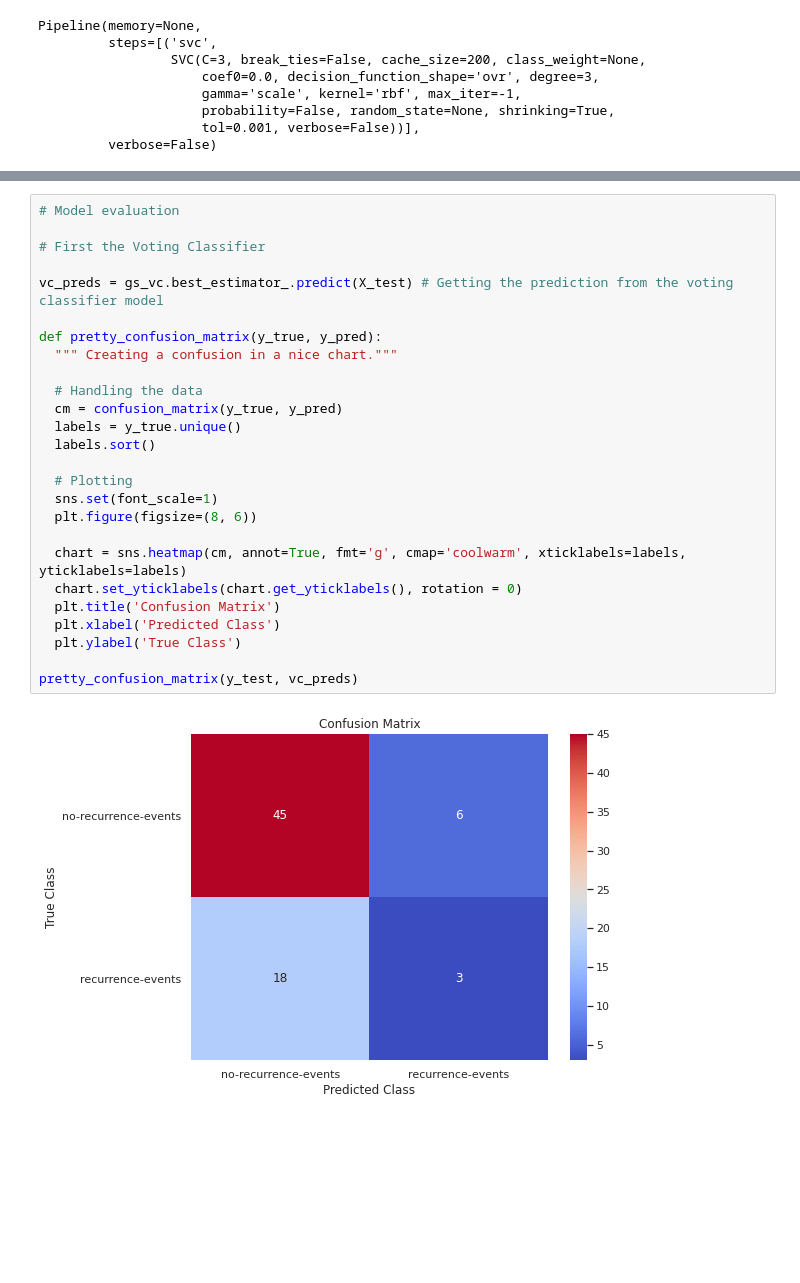
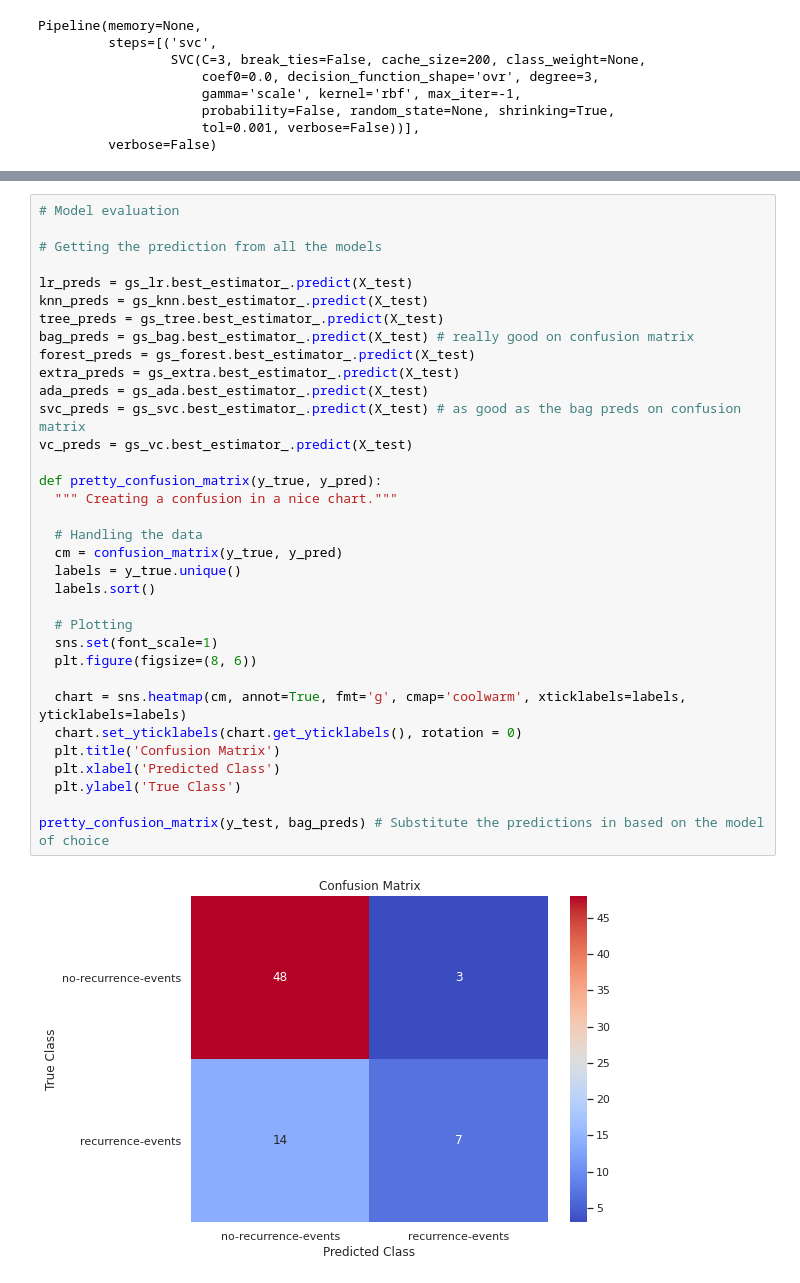
Before and after one commit to Otobi1/Predictors-of-Breast-Cancer-Recurrence, a Jupyter notebook: Predictors_of_Cancer_Recurrence.ipynb, the cells around one changed output, grey strips where cells are left out. Drawn from its saved outputs; the diff is of its cells as text; blank space fills up the shorter version.

Commit message:
revamped, bagging classifier and support vector classifier best performing

```diff
--- a/Predictors_of_Cancer_Recurrence.ipynb
+++ b/Predictors_of_Cancer_Recurrence.ipynb
@@ -816,28 +740,36 @@ gs_vc.score(X_test, y_test)
 # %%
 # Model evaluation
 
-# First the Voting Classifier
+# Getting the prediction from all the models
 
-vc_preds = gs_vc.best_estimator_.predict(X_test) # Getting the prediction from the voting classifier model
+lr_preds = gs_lr.best_estimator_.predict(X_test)
+knn_preds = gs_knn.best_estimator_.predict(X_test)
+tree_preds = gs_tree.best_estimator_.predict(X_test)
+bag_preds = gs_bag.best_estimator_.predict(X_test) # really good on confusion matrix
+forest_preds = gs_forest.best_estimator_.predict(X_test)
+extra_preds = gs_extra.best_estimator_.predict(X_test)
+ada_preds = gs_ada.best_estimator_.predict(X_test)
+svc_preds = gs_svc.best_estimator_.predict(X_test) # as good as the bag preds on confusion matrix
+vc_preds = gs_vc.best_estimator_.predict(X_test)
 
 def pretty_confusion_matrix(y_true, y_pred):
   """ Creating a confusion in a nice chart."""
 
   # Handling the data
   cm = confusion_matrix(y_true, y_pred)
   labels = y_true.unique()
   labels.sort()
 
   # Plotting
   sns.set(font_scale=1)
   plt.figure(figsize=(8, 6))
 
   chart = sns.heatmap(cm, annot=True, fmt='g', cmap='coolwarm', xticklabels=labels, yticklabels=labels)
   chart.set_yticklabels(chart.get_yticklabels(), rotation = 0)
   plt.title('Confusion Matrix')
   plt.xlabel('Predicted Class')
   plt.ylabel('True Class')
 
-pretty_confusion_matrix(y_test, vc_preds)
+pretty_confusion_matrix(y_test, bag_preds) # Substitute the predictions in based on the model of choice
 # %% [output]
-[figure, old version]
+[figure, new version]
```
Also changed, not shown: parts of 41 cells of this notebook.
